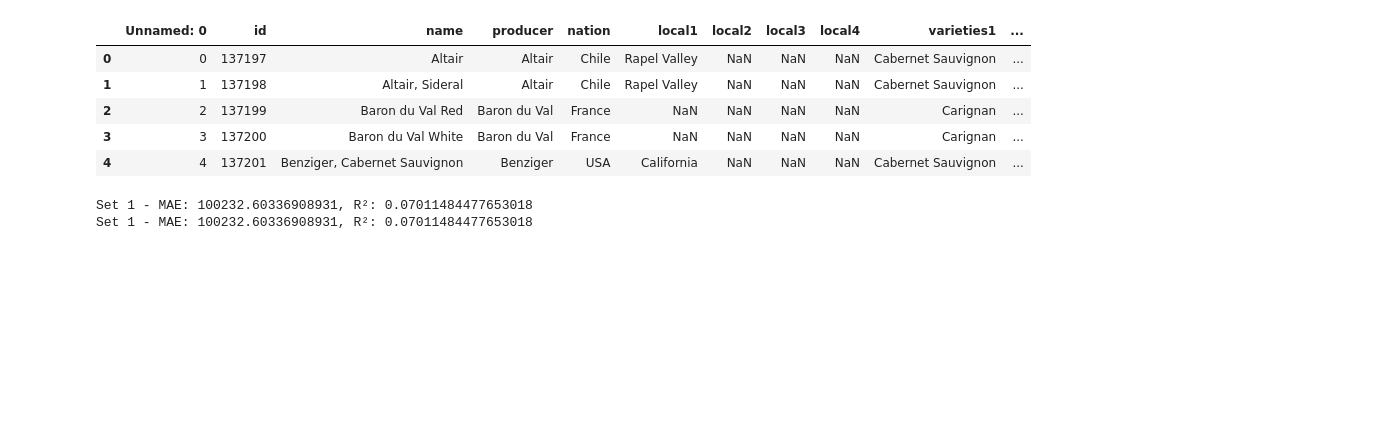
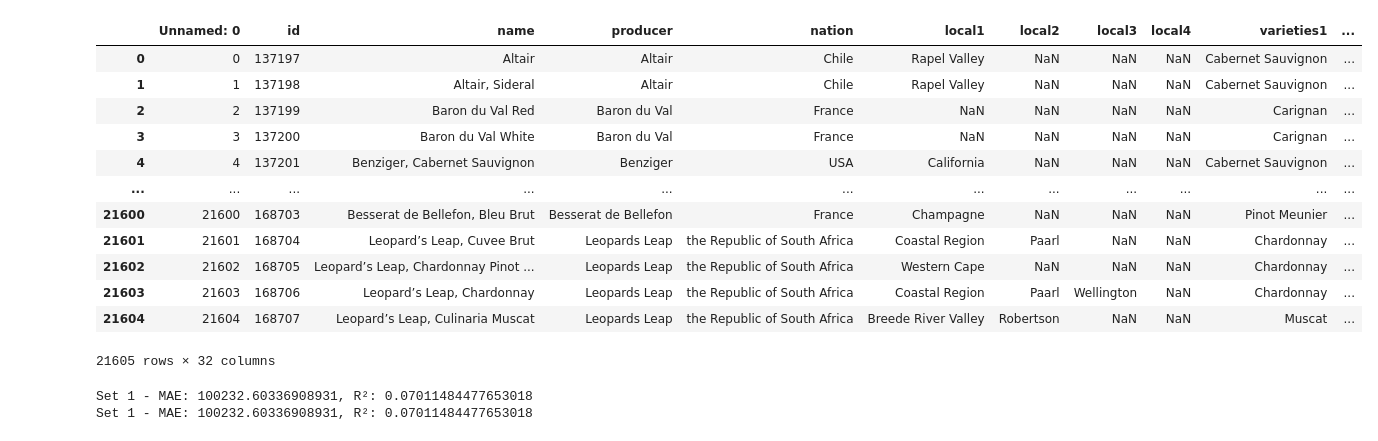
Before and after one commit to smilburn529/GSB-545, a Jupyter notebook: Practice Activities/Practice_Activity-Neural_Networks/Neural_Networks.ipynb, the cells around one changed output. Drawn from its saved outputs; the diff is of its cells as text; code cells hidden in the pictures; blank space fills up the shorter version.

```diff
--- a/Practice Activities/Practice_Activity-Neural_Networks/Neural_Networks.ipynb
+++ b/Practice Activities/Practice_Activity-Neural_Networks/Neural_Networks.ipynb
@@ -12,14 +12,21 @@ import warnings
 warnings.filterwarnings("ignore")
 # %%
 wine = pd.read_csv("data/cleansingWine.csv")
-wine.head()
+wine
 # %% [output]
 |  | Unnamed: 0 | id | name | producer | nation | local1 | local2 | local3 | local4 | varieties1 | ... |
 | 0 | 0 | 137197 | Altair | Altair | Chile | Rapel Valley | NaN | NaN | NaN | Cabernet Sauvignon | ... |
 | 1 | 1 | 137198 | Altair, Sideral | Altair | Chile | Rapel Valley | NaN | NaN | NaN | Cabernet Sauvignon | ... |
 | 2 | 2 | 137199 | Baron du Val Red | Baron du Val | France | NaN | NaN | NaN | NaN | Carignan | ... |
 | 3 | 3 | 137200 | Baron du Val White | Baron du Val | France | NaN | NaN | NaN | NaN | Carignan | ... |
 | 4 | 4 | 137201 | Benziger, Cabernet Sauvignon | Benziger | USA | California | NaN | NaN | NaN | Cabernet Sauvignon | ... |
+| ... | ... | ... | ... | ... | ... | ... | ... | ... | ... | ... | ... |
+| 21600 | 21600 | 168703 | Besserat de Bellefon, Bleu Brut | Besserat de Bellefon | France | Champagne | NaN | NaN | NaN | Pinot Meunier | ... |
+| 21601 | 21601 | 168704 | Leopard’s Leap, Cuvee Brut | Leopards Leap | the Republic of South Africa | Coastal Region | Paarl | NaN | NaN | Chardonnay | ... |
+| 21602 | 21602 | 168705 | Leopard’s Leap, Chardonnay Pinot ... | Leopards Leap | the Republic of South Africa | Western Cape | NaN | NaN | NaN | Chardonnay | ... |
+| 21603 | 21603 | 168706 | Leopard’s Leap, Chardonnay | Leopards Leap | the Republic of South Africa | Coastal Region | Paarl | Wellington | NaN | Chardonnay | ... |
+| 21604 | 21604 | 168707 | Leopard’s Leap, Culinaria Muscat | Leopards Leap | the Republic of South Africa | Breede River Valley | Robertson | NaN | NaN | Muscat | ... |
+21605 rows × 32 columns
 # %%
 
 # Select relevant columns
```
Also changed, not shown: 31 other files.
